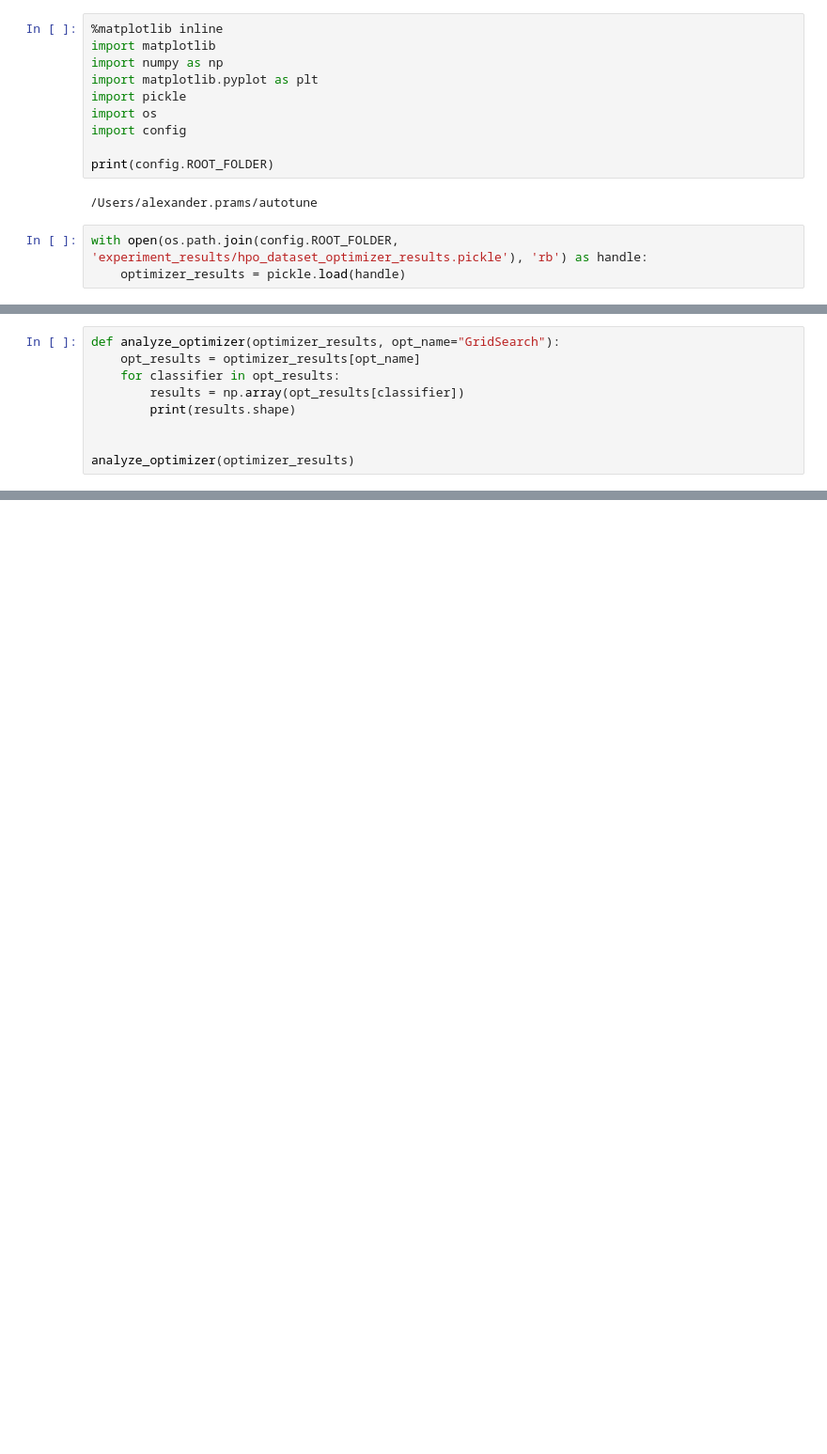
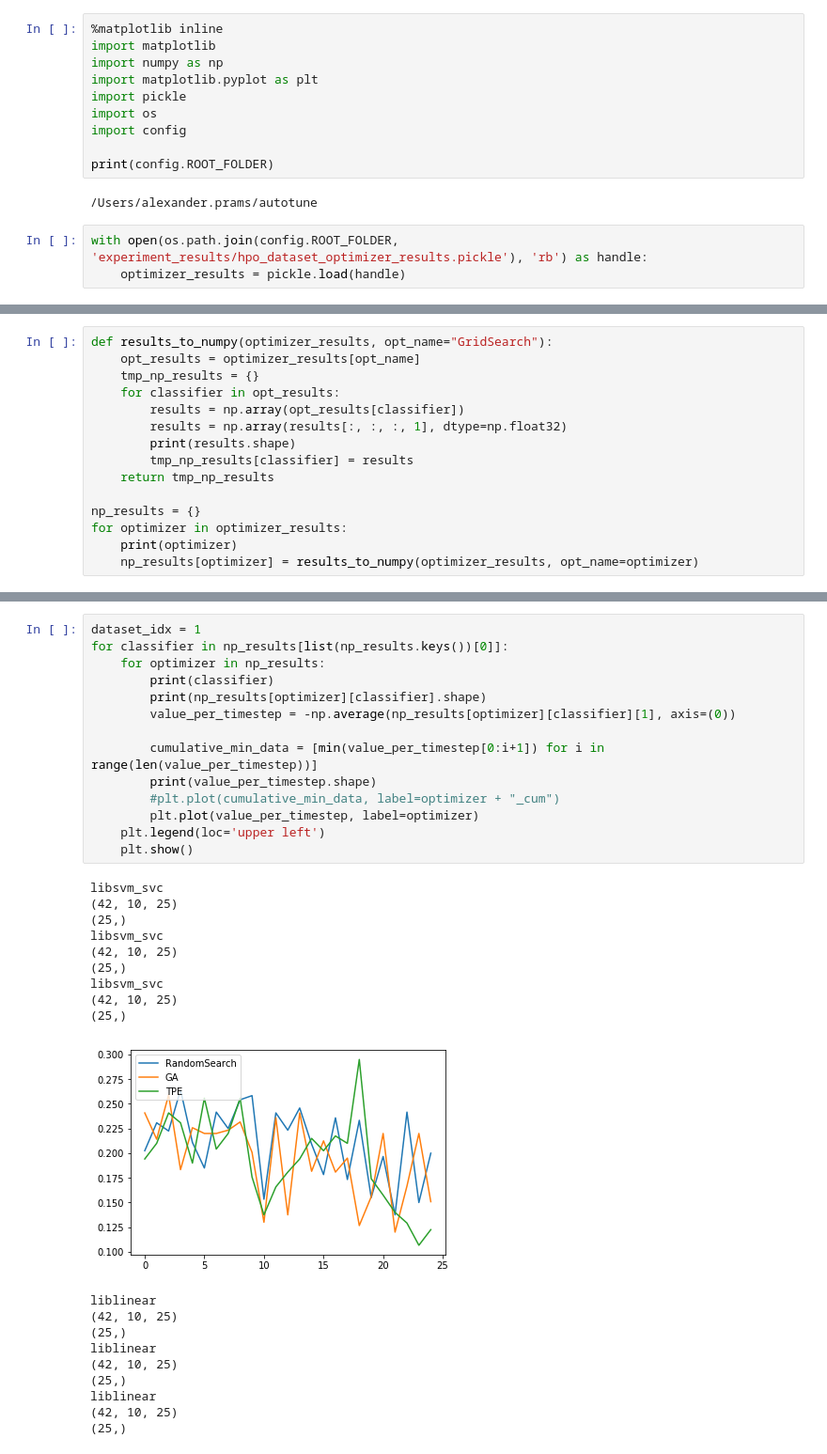
Before and after one commit to aprams/autotune, a Jupyter notebook: experiments/hpo_dataset_eval_analysis.ipynb, the cells around one changed output, grey strips where cells are left out. Shown at 94% size. Cells and saved outputs as stored; diff of their text form; blank space fills up the shorter version.

Commit message:
updated result generation

```diff
--- a/experiments/hpo_dataset_eval_analysis.ipynb
+++ b/experiments/hpo_dataset_eval_analysis.ipynb
@@ -30,12 +30,18 @@ Classifiers:  ['libsvm_svc', 'liblinear', 'random_forest']
 n_datasets:  42
 n_reps_per_dataset 10
 # %%
-def analyze_optimizer(optimizer_results, opt_name="GridSearch"):
+def results_to_numpy(optimizer_results, opt_name="GridSearch"):
     opt_results = optimizer_results[opt_name]
+    tmp_np_results = {}
     for classifier in opt_results:
         results = np.array(opt_results[classifier])
+        results = np.array(results[:, :, :, 1], dtype=np.float32)
         print(results.shape)
+        tmp_np_results[classifier] = results
+    return tmp_np_results
 
-
-analyze_optimizer(optimizer_results)
+np_results = {}
+for optimizer in optimizer_results:
+    print(optimizer)
+    np_results[optimizer] = results_to_numpy(optimizer_results, opt_name=optimizer)
 # %% [output]
@@ -44,0 +60,34 @@ analyze_optimizer(optimizer_results)
+# %%
+dataset_idx = 1
+for classifier in np_results[list(np_results.keys())[0]]:
+    for optimizer in np_results:
+        print(classifier)
+        print(np_results[optimizer][classifier].shape)
+        value_per_timestep = -np.average(np_results[optimizer][classifier][1], axis=(0))
+
+        cumulative_min_data = [min(value_per_timestep[0:i+1]) for i in range(len(value_per_timestep))]
+        print(value_per_timestep.shape)
+        #plt.plot(cumulative_min_data, label=optimizer + "_cum")
+        plt.plot(value_per_timestep, label=optimizer)
+    plt.legend(loc='upper left')
+    plt.show()
+# %% [output]
+libsvm_svc
+(42, 10, 25)
+(25,)
+libsvm_svc
+(42, 10, 25)
+(25,)
+libsvm_svc
+(42, 10, 25)
+(25,)
+[figure, added]
+liblinear
+(42, 10, 25)
+(25,)
+liblinear
+(42, 10, 25)
+(25,)
+liblinear
+(42, 10, 25)
+(25,)
```
Also changed, not shown: parts of 3 cells of this notebook, 6 other files.
